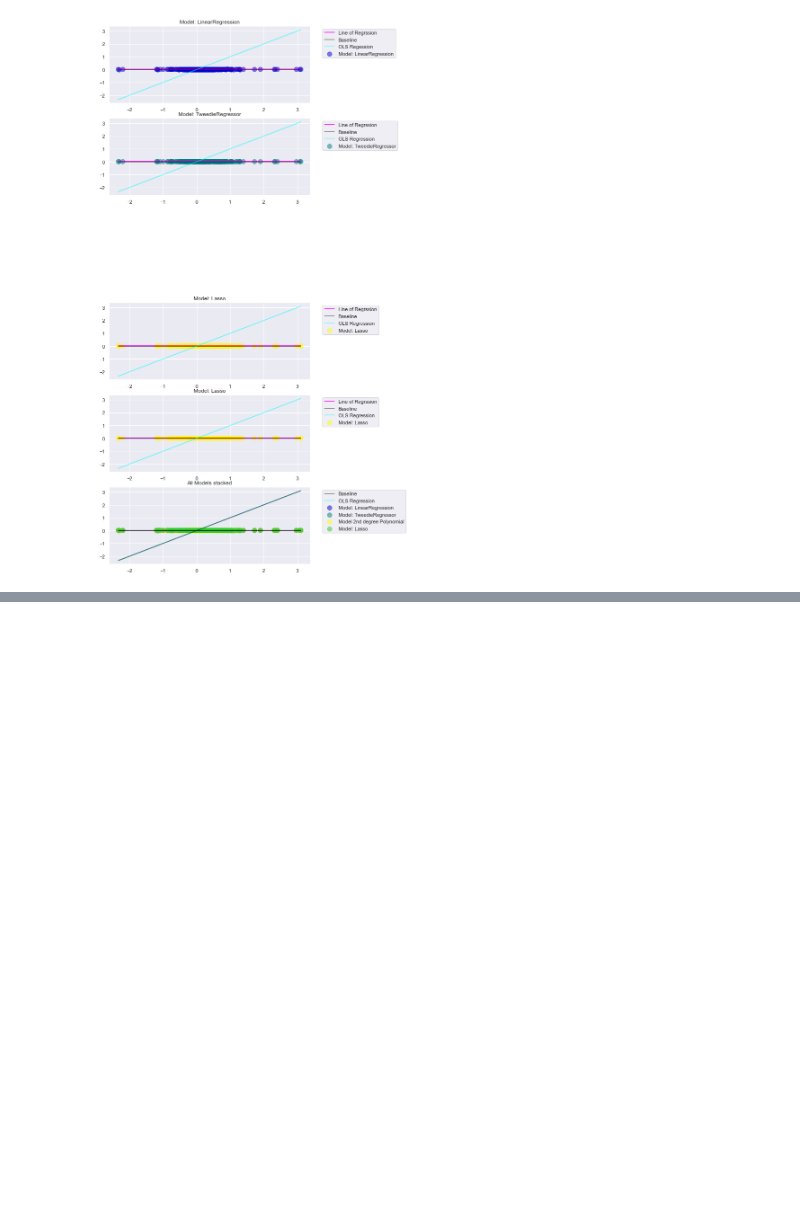
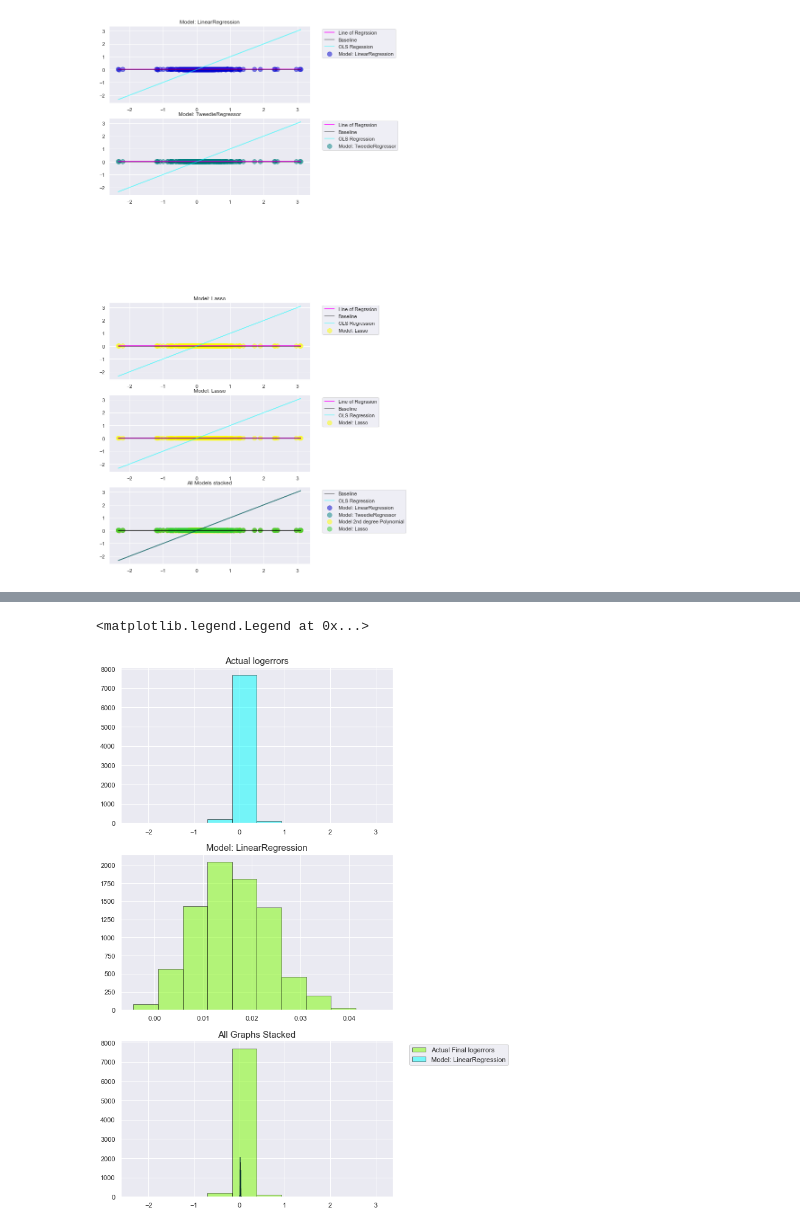
Before and after one commit to Zillow-Project/zillow_project_2021, a Jupyter notebook: Liam/train_val_test_with_clusters.ipynb, the cells around one changed output, grey strips where cells are left out. Drawn from its saved outputs; the diff is of its cells as text; code cells hidden in the pictures; blank space fills up the shorter version.

```diff
--- a/Liam/train_val_test_with_clusters.ipynb
+++ b/Liam/train_val_test_with_clusters.ipynb
@@ -782,0 +904,20 @@ plt.legend(bbox_to_anchor=(1.05, 1.0), loc='upper left')
+# %%
+plt.subplots(3, 5, figsize=(8,16), sharey=True)
+sns.set(style="darkgrid")
+plt.title("Comparing the Distribution of logerrors to Distributions of Predicted logerrors Linear Regression Models")
+plt.xlabel("logerror", size = 15)
+plt.ylabel("logerror Count", size = 15)
+plt.subplot(3,1,1)
+plt.hist(y_validate.logerror, color='cyan', alpha=.5,  ec='black')
+plt.title('Actual logerrors', size=15)
+plt.subplot(3,1,2)
+plt.hist(y_validate.logerror_pred_lm, color='lawngreen', alpha=.5,  ec='black')
+plt.title('Model: LinearRegression', size=15)
+plt.subplot(3,1,3)
+plt.hist(y_validate.logerror, color='lawngreen', alpha=.5, label="Actual Final logerrors", ec='black')
+plt.hist(y_validate.logerror_pred_lm, color='cyan', alpha=.5, label="Model: LinearRegression", ec='black')
+plt.title("All Graphs Stacked", size=15)
+plt.legend(bbox_to_anchor=(1.05, 1.0), loc='upper left')
+# %% [output]
+<matplotlib.legend.Legend at 0x...>
+[figure, added]
```
Also changed, not shown: parts of 20 cells of this notebook, 2 other files.
